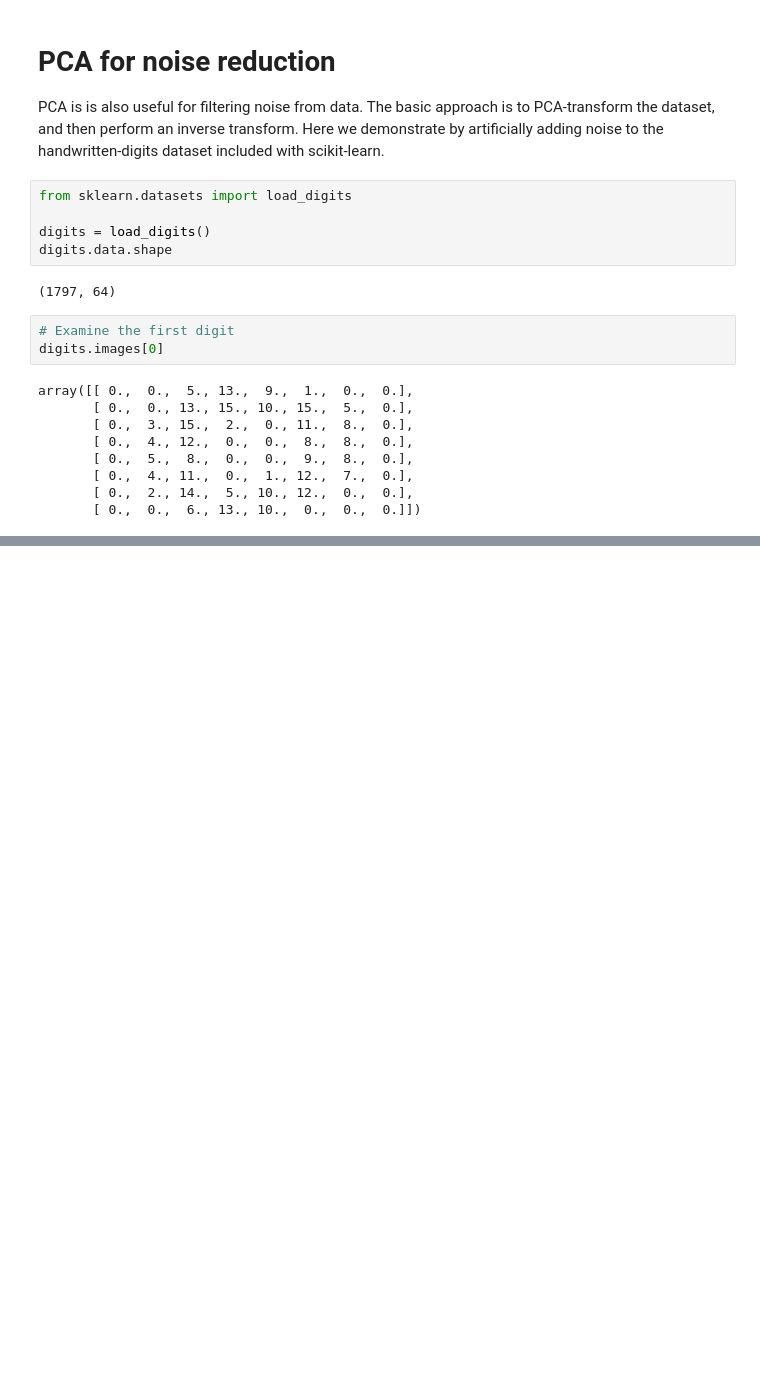
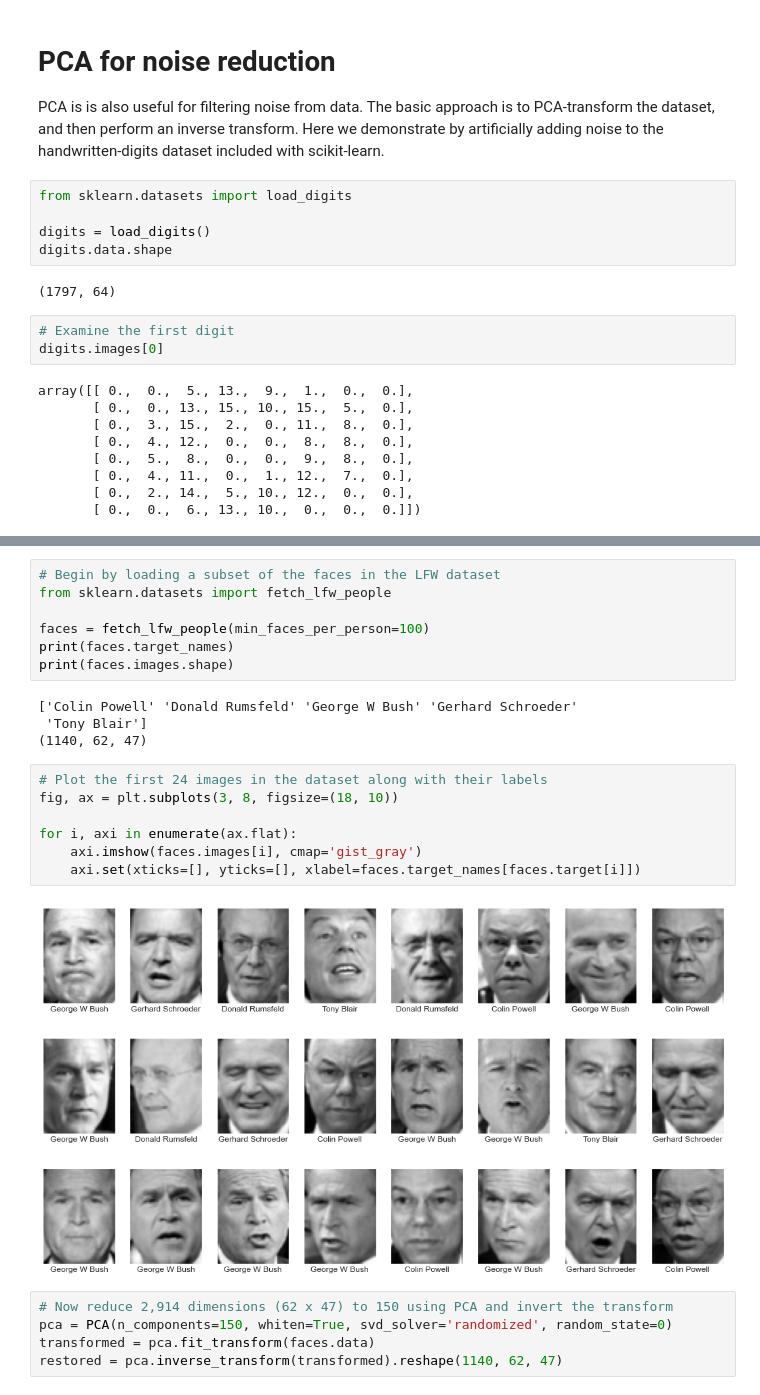
Before and after one commit to jeffprosise/Machine-Learning, a Jupyter notebook: PCA.ipynb, the cells around one changed output, grey strips where cells are left out. Saved outputs shown, nothing was run; the diff lists cells and outputs as text; blank space fills up the shorter version.

```diff
--- a/PCA.ipynb
+++ b/PCA.ipynb
@@ -122,0 +130,25 @@ for i, ax in enumerate(axes.flat):
+# %%
+# Begin by loading a subset of the faces in the LFW dataset
+from sklearn.datasets import fetch_lfw_people
+
+faces = fetch_lfw_people(min_faces_per_person=100)
+print(faces.target_names)
+print(faces.images.shape)
+# %% [output]
+['Colin Powell' 'Donald Rumsfeld' 'George W Bush' 'Gerhard Schroeder'
+ 'Tony Blair']
+(1140, 62, 47)
+# %%
+# Plot the first 24 images in the dataset along with their labels
+fig, ax = plt.subplots(3, 8, figsize=(18, 10))
+
+for i, axi in enumerate(ax.flat):
+    axi.imshow(faces.images[i], cmap='gist_gray')
+    axi.set(xticks=[], yticks=[], xlabel=faces.target_names[faces.target[i]])
+# %% [output]
+[figure, added]
+# %%
+# Now reduce 2,914 dimensions (62 x 47) to 150 using PCA and invert the transform
+pca = PCA(n_components=150, whiten=True, svd_solver='randomized', random_state=0)
+transformed = pca.fit_transform(faces.data)
+restored = pca.inverse_transform(transformed).reshape(1140, 62, 47)
```
Also changed, not shown: parts of 15 cells of this notebook.
